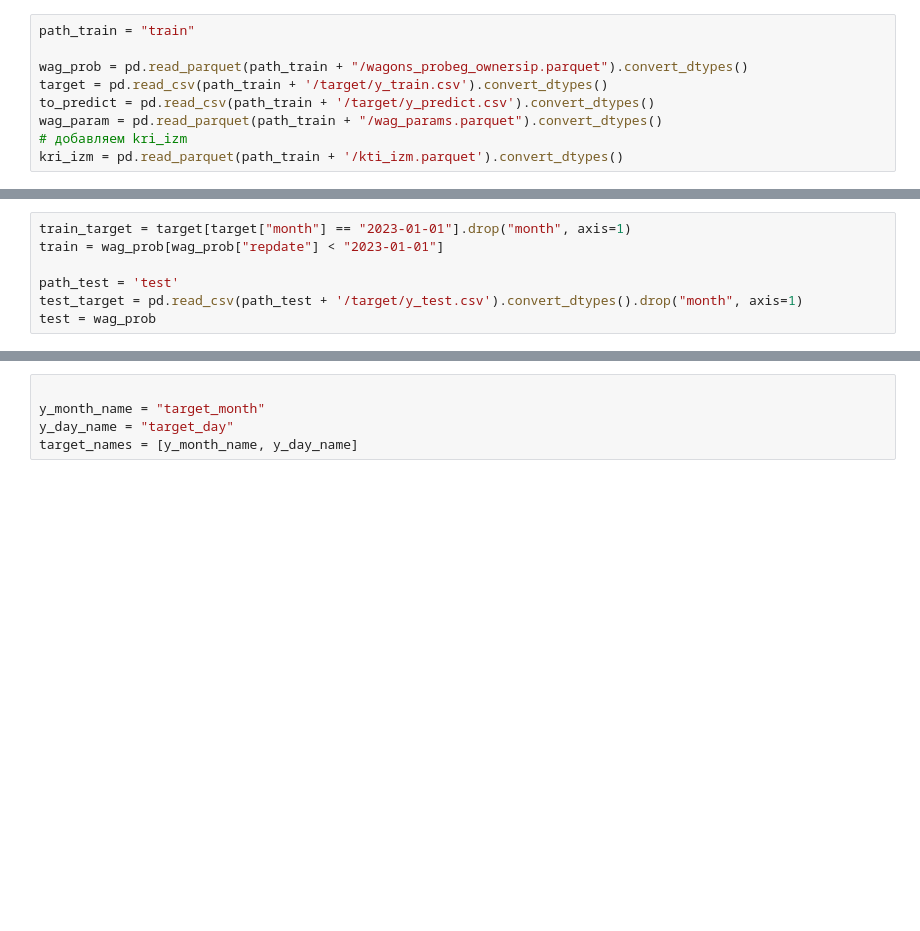
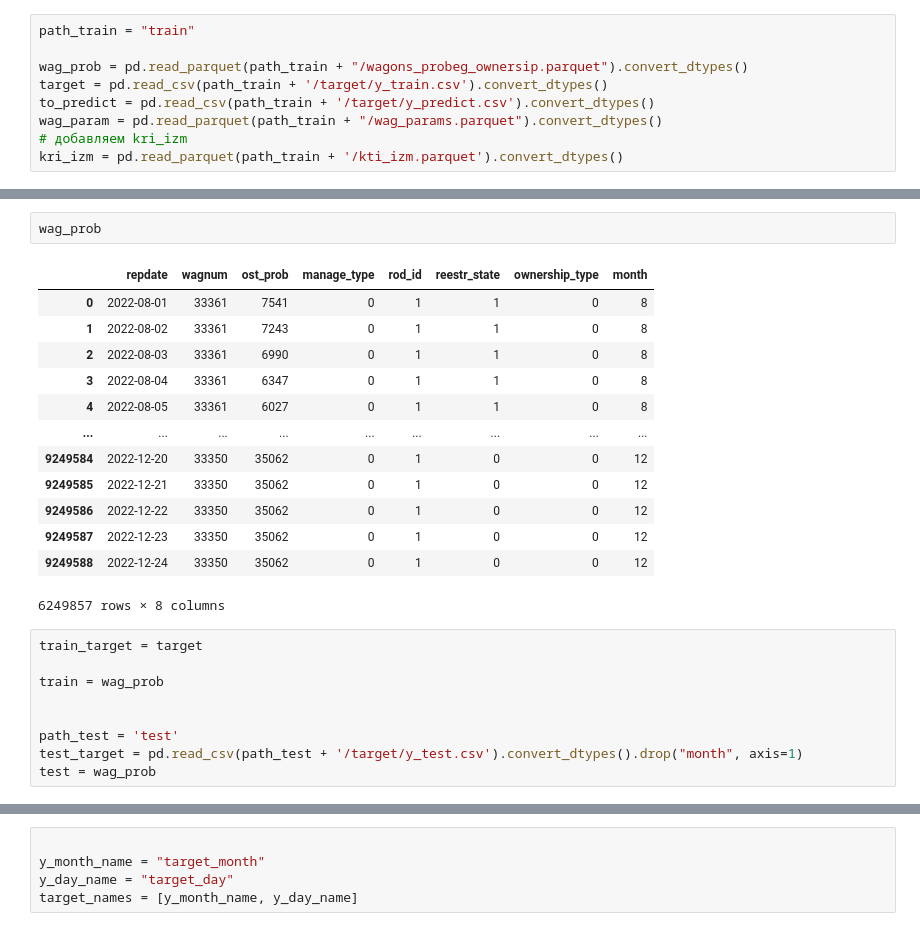
Before and after one commit to Dforgeek/DataWagonTrack2, a Jupyter notebook: new_jazzzzz_mich_step.ipynb, the cells around one changed output, grey strips where cells are left out. Cells and saved outputs as stored; diff of their text form; blank space fills up the shorter version.

```diff
--- a/new_jazzzzz_mich_step.ipynb
+++ b/new_jazzzzz_mich_step.ipynb
@@ -22,6 +38,24 @@ kri_izm = pd.read_parquet(path_train + '/kti_izm.parquet').convert_dtypes()
+# %%
+wag_prob
+# %% [output]
+|  | repdate | wagnum | ost_prob | manage_type | rod_id | reestr_state | ownership_type | month |
+| 0 | 2022-08-01 | 33361 | 7541 | 0 | 1 | 1 | 0 | 8 |
+| 1 | 2022-08-02 | 33361 | 7243 | 0 | 1 | 1 | 0 | 8 |
+| 2 | 2022-08-03 | 33361 | 6990 | 0 | 1 | 1 | 0 | 8 |
+| 3 | 2022-08-04 | 33361 | 6347 | 0 | 1 | 1 | 0 | 8 |
+| 4 | 2022-08-05 | 33361 | 6027 | 0 | 1 | 1 | 0 | 8 |
+| ... | ... | ... | ... | ... | ... | ... | ... | ... |
+| 9249584 | 2022-12-20 | 33350 | 35062 | 0 | 1 | 0 | 0 | 12 |
+| 9249585 | 2022-12-21 | 33350 | 35062 | 0 | 1 | 0 | 0 | 12 |
+| 9249586 | 2022-12-22 | 33350 | 35062 | 0 | 1 | 0 | 0 | 12 |
+| 9249587 | 2022-12-23 | 33350 | 35062 | 0 | 1 | 0 | 0 | 12 |
+| 9249588 | 2022-12-24 | 33350 | 35062 | 0 | 1 | 0 | 0 | 12 |
+6249857 rows × 8 columns
 # %%
-train_target = target[target["month"] == "2023-01-01"].drop("month", axis=1)
-train = wag_prob[wag_prob["repdate"] < "2023-01-01"]
+train_target = target
+
+train = wag_prob
+
 
 path_test = 'test'
 test_target = pd.read_csv(path_test + '/target/y_test.csv').convert_dtypes().drop("month", axis=1)
```
Also changed, not shown: parts of 39 cells of this notebook, 2 other files.
